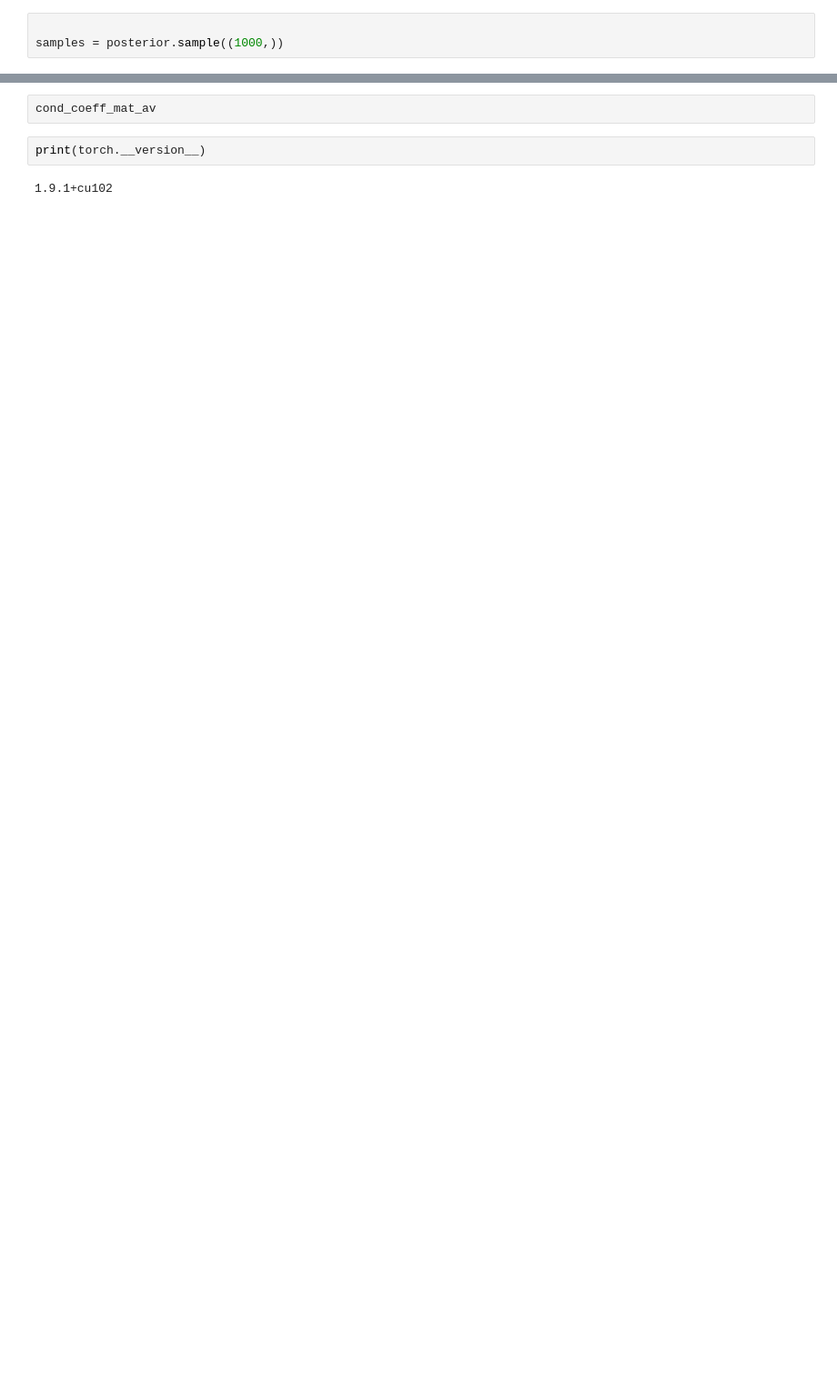
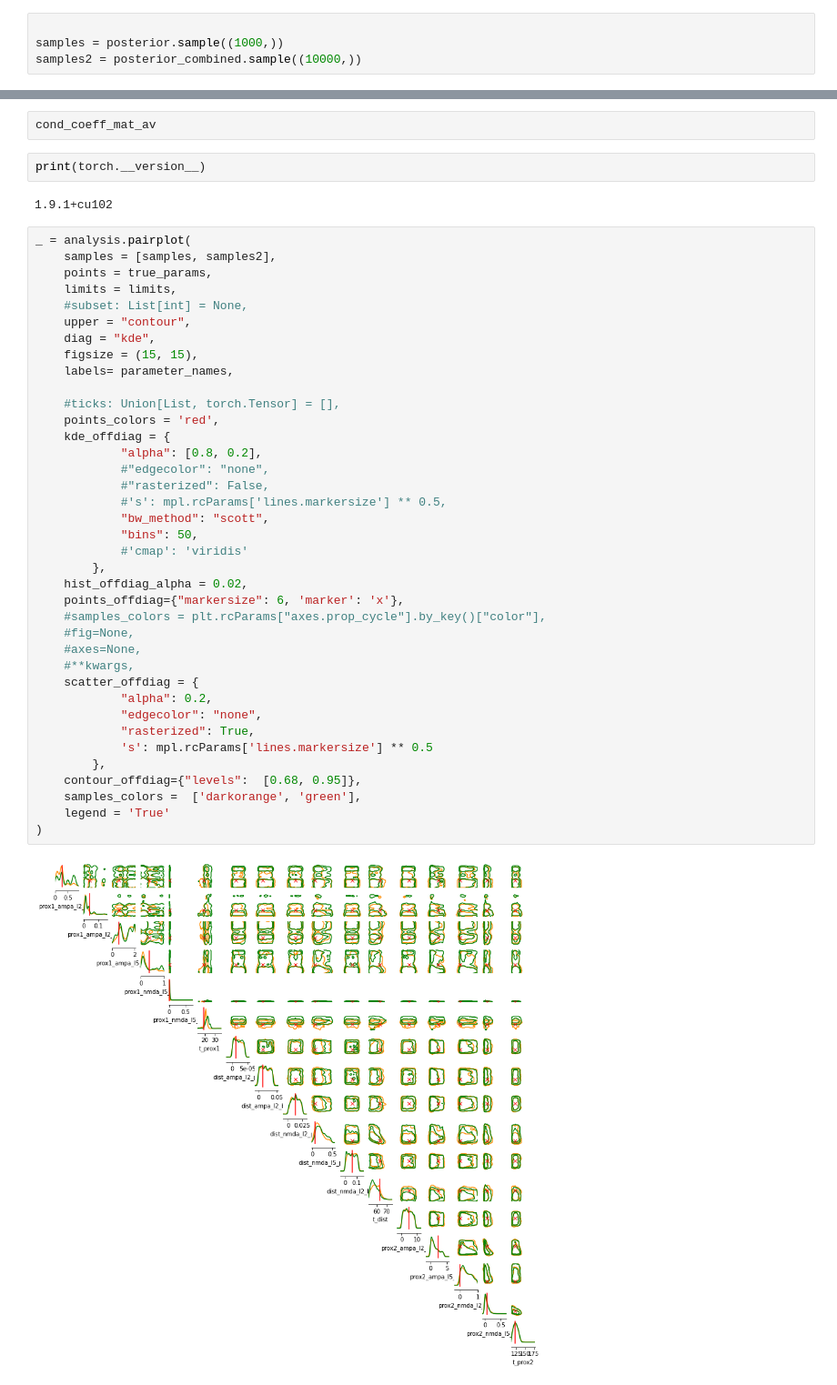
Before and after one commit to andererka/SBI_for_EEG, a Jupyter notebook: notebooks/thesis_figures/thesis_fig4_6_nsf.ipynb, the cells around one changed output, grey strips where cells are left out. Shown at 91% size. Cells and saved outputs as stored; diff of their text form; blank space fills up the shorter version.

```diff
--- a/notebooks/thesis_figures/thesis_fig4_6_nsf.ipynb
+++ b/notebooks/thesis_figures/thesis_fig4_6_nsf.ipynb
@@ -108,4 +118,5 @@ posterior = torch.load('{}/posterior.pt'.format(file))
 # %%
 
 samples = posterior.sample((1000,))
+samples2 = posterior_combined.sample((10000,))
 # %% [output]
@@ -237,3 +276,43 @@ cond_coeff_mat_av
 print(torch.__version__)
 # %% [output]
 1.9.1+cu102
+# %%
+_ = analysis.pairplot(
+    samples = [samples, samples2],
+    points = true_params,
+    limits = limits,
+    #subset: List[int] = None,
+    upper = "contour",
+    diag = "kde",
+    figsize = (15, 15),
+    labels= parameter_names,
+
+    #ticks: Union[List, torch.Tensor] = [],
+    points_colors = 'red',
+    kde_offdiag = {
+            "alpha": [0.8, 0.2],
+            #"edgecolor": "none",
+            #"rasterized": False,
+            #'s': mpl.rcParams['lines.markersize'] ** 0.5,
+            "bw_method": "scott",
+            "bins": 50,
+            #'cmap': 'viridis'
+        },
+    hist_offdiag_alpha = 0.02,
+    points_offdiag={"markersize": 6, 'marker': 'x'},
+    #samples_colors = plt.rcParams["axes.prop_cycle"].by_key()["color"],
+    #fig=None,
+    #axes=None,
+    #**kwargs,
+    scatter_offdiag = {
+            "alpha": 0.2,
+            "edgecolor": "none",
+            "rasterized": True,
+            's': mpl.rcParams['lines.markersize'] ** 0.5
+        },
+    contour_offdiag={"levels":  [0.68, 0.95]},
+    samples_colors =  ['darkorange', 'green'],
+    legend = 'True'
+)
+# %% [output]
+[figure, added]
```
Also changed, not shown: parts of 7 cells of this notebook, 14 other files.
